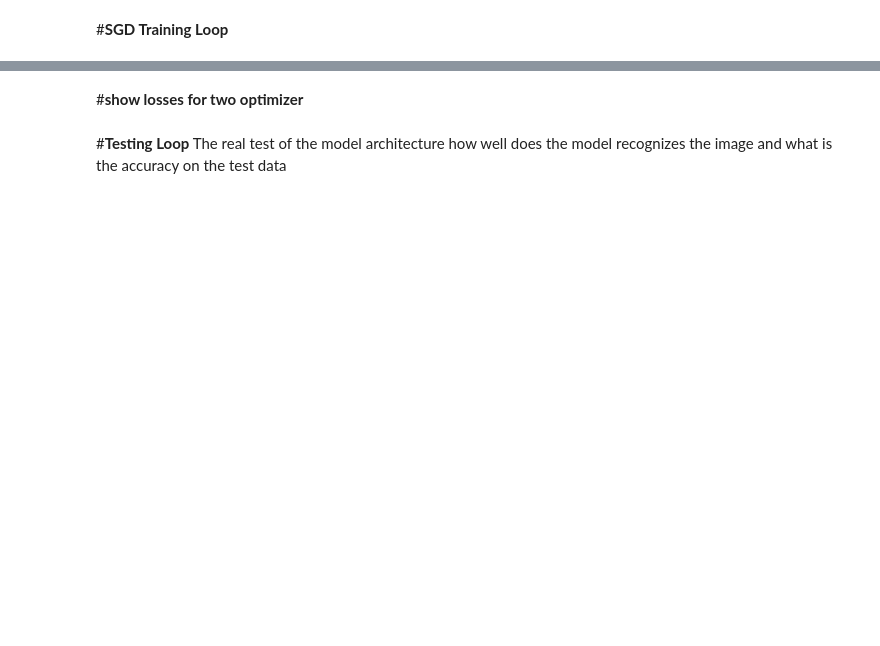
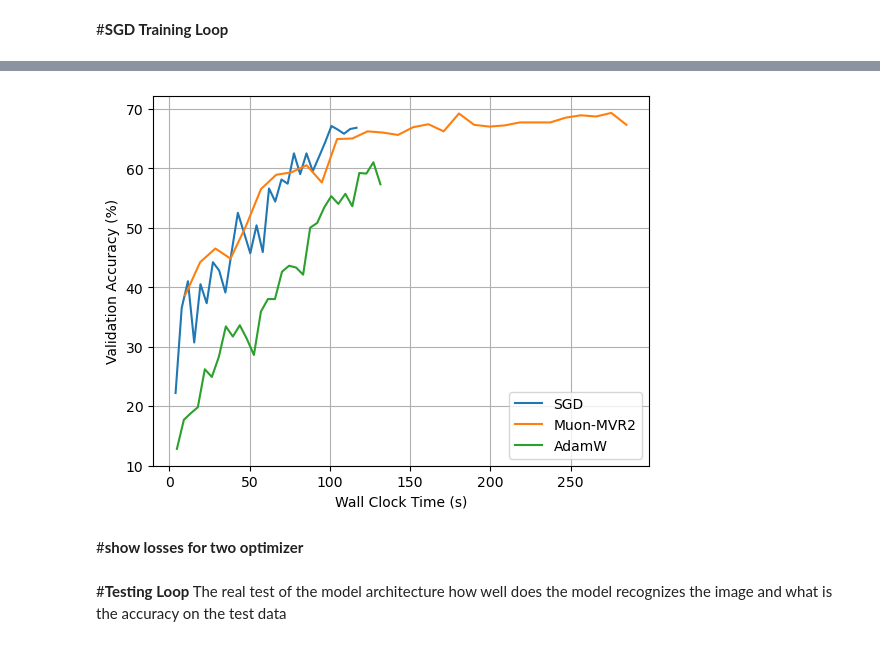
Before and after one commit to RayCyder/Intro, a Jupyter notebook: ResNet_Implementation_on_CIFAR10_2.ipynb, the cells around one changed output, grey strips where cells are left out. Cells and saved outputs as stored; diff of their text form; code cells hidden in the pictures; blank space fills up the shorter version.

```diff
--- a/ResNet_Implementation_on_CIFAR10_2.ipynb
+++ b/ResNet_Implementation_on_CIFAR10_2.ipynb
@@ -745,3 +770,16 @@ plt.legend()
+# %%
+import matplotlib.pyplot as plt
+
+plt.plot(sgd_time_cost, sgd_acc, label="SGD")
+plt.plot(mvr2_time_cost, mvr2_acc, label = "Muon-MVR2")
+plt.plot(adamw_time_cost, adamw_acc, label="AdamW")
+plt.xlabel("Wall Clock Time (s)")
+plt.ylabel("Validation Accuracy (%)")
+plt.legend()
+plt.grid(True)
+plt.show()
+# %% [output]
+[figure, added]
 # %% [markdown]
 #**show losses for two optimizer**
 # %%
```
Also changed, not shown: parts of 12 cells of this notebook.
